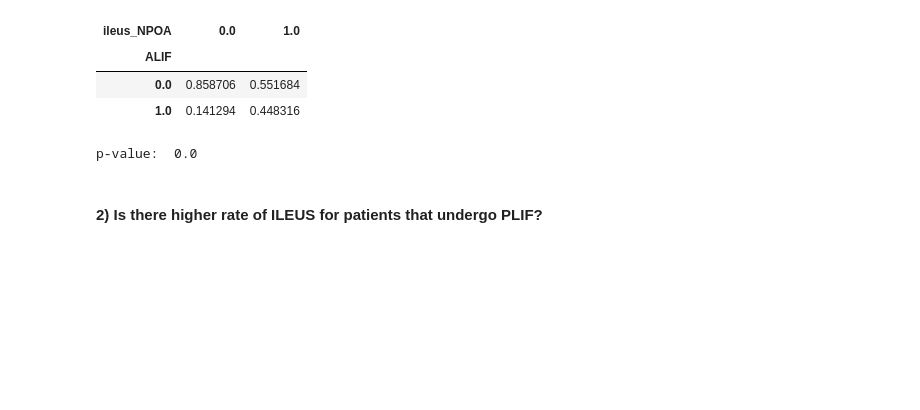
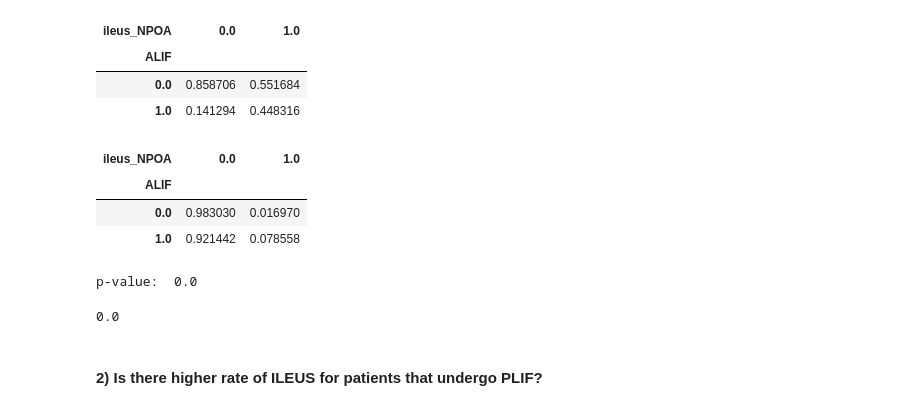
Before and after one commit to vionawu902/Loyola-ILEUS-Analysis, a Jupyter notebook: Analysis.ipynb, the cells around one changed output. Cells and saved outputs as stored; diff of their text form; code cells hidden in the pictures; blank space fills up the shorter version.

Commit message:
Updated analysis
Brought in more columns. Did some of the initial crosstabs w/ row % vs col % ('view2'). More of the same analysis on deep vein thrombosis, myocardial infarctions, and sepsis

```diff
--- a/Analysis.ipynb
+++ b/Analysis.ipynb
@@ -14,8 +14,8 @@ os.chdir('/Users/Sriram/Desktop/DePaul/Loyola-ILEUS-Analysis')#location in Mac
 # %% [markdown]
 ### Reading the Data
 # %%
-varLst = ['KEY','SCOLI','LOS','SHORT','LONG','ALIF','PLIF','ileus_NPOA','SCOLI_ILEUS','SHORT_ILEUS',\
-          'LONG_ILEUS','ALIF_ILEUS','PLIF_ILEUS', 'DIED']
+varLst = ['KEY','SCOLI','LOS','SHORT','LONG','ALIF','PLIF','ileus_NPOA', 'SCOLI_ILEUS','SHORT_ILEUS',\
+          'LONG_ILEUS','ALIF_ILEUS','PLIF_ILEUS', 'DIED', 'MI_POA', 'MI_NPOA', 'DVT_POA', 'DVT_NPOA', 'Sepsis_POA', 'Sepsis_NPOA', 'PE_POA', 'PE_NPOA']
 CAData = pd.read_stata('SPINE_ILEUS_CA.dta', columns=varLst)
 # %%
 CAData.to_csv('./CAData.csv')
@@ -85,6 +87,13 @@ pd.crosstab(CAData.ALIF, CAData.ileus_NPOA).apply(lambda x: x/x.sum(),0) #The pr
 | ALIF |  |  |
 | 0.0 | 0.858706 | 0.551684 |
 | 1.0 | 0.141294 | 0.448316 |
+# %%
+pd.crosstab(CAData.ALIF, CAData.ileus_NPOA).apply(lambda x: x/x.sum(),1) #Proportions view 2: ileus rate, ALIF vs no ALIF
+# %% [output]
+| ileus_NPOA | 0.0 | 1.0 |
+| ALIF |  |  |
+| 0.0 | 0.983030 | 0.016970 |
+| 1.0 | 0.921442 | 0.078558 |
 # %%
 from scipy import stats
 # Testing if the difference in proportions is statistically significant using ChiSq
@@ -92,6 +101,14 @@ p_val = stats.chi2_contingency(ct_ALIF)[1]
 print "p-value: ", p_val
 # %% [output]
 p-value:  0.0
+# %%
+#testing the proportion view 2, in case this is more appropriate
+ct_ALIF_view2 = pd.crosstab(CAData.ileus_NPOA, CAData.ALIF)#just the counts
+
+p_val_view2 = stats.chi2_contingency(ct_ALIF_view2)[1]
+print p_val_view2
+# %% [output]
+0.0
 # %%
 # T-test:
 # %% [markdown]
```
Also changed, not shown: parts of 26 cells of this notebook.
